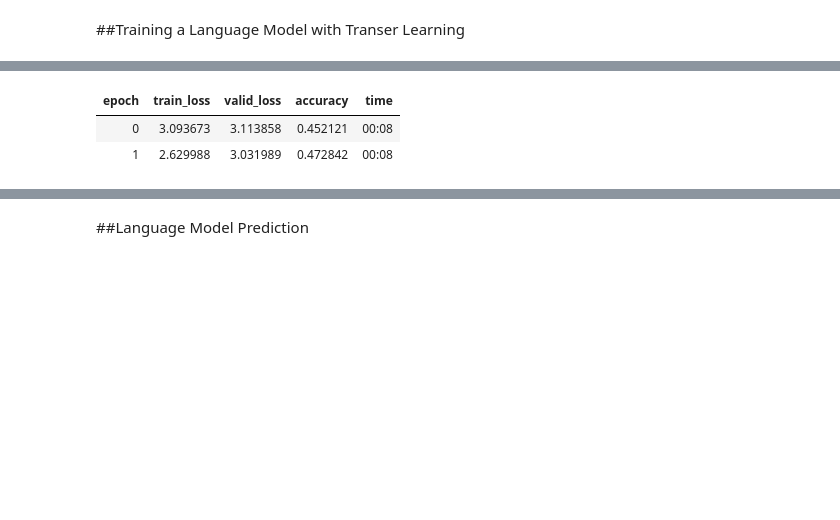
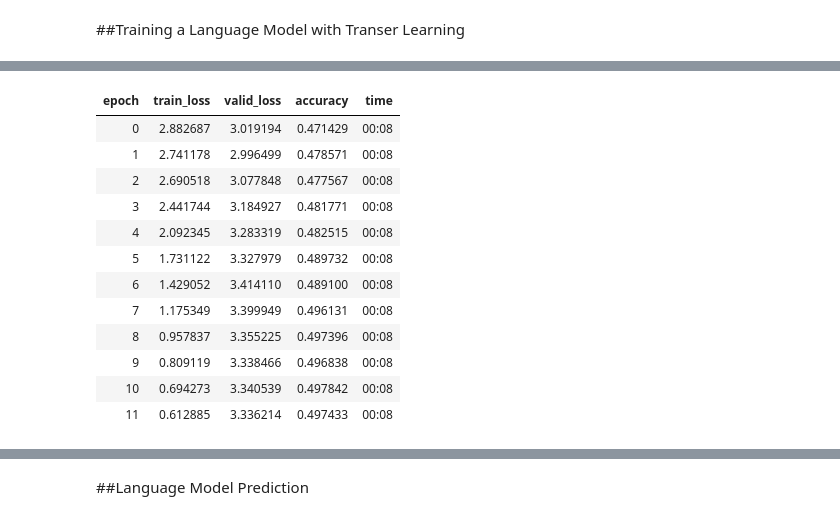
Before and after one commit to rajibmondal/Projects.NLP, a Jupyter notebook: NLP_with_Disaster_Tweets2.ipynb, the cells around one changed output, grey strips where cells are left out. Drawn from its saved outputs; the diff is of its cells as text; code cells hidden in the pictures; blank space fills up the shorter version.

```diff
--- a/NLP_with_Disaster_Tweets2.ipynb
+++ b/NLP_with_Disaster_Tweets2.ipynb
@@ -278,11 +278,21 @@ os.chdir(base_dir)
 # %%
 callbacks = [SaveModelCallback(learn, every='epoch', monitor='valid_loss', mode='auto', name='fine_tuned')]
 # %%
-learn.fit_one_cycle(2, 1e-02, moms=(0.8, 0.7), callbacks=callbacks)
+learn.fit_one_cycle(12, 1e-02, moms=(0.8, 0.7), callbacks=callbacks)
 # %% [output]
 | epoch | train_loss | valid_loss | accuracy | time |
-| 0 | 3.093673 | 3.113858 | 0.452121 | 00:08 |
-| 1 | 2.629988 | 3.031989 | 0.472842 | 00:08 |
+| 0 | 2.882687 | 3.019194 | 0.471429 | 00:08 |
+| 1 | 2.741178 | 2.996499 | 0.478571 | 00:08 |
+| 2 | 2.690518 | 3.077848 | 0.477567 | 00:08 |
+| 3 | 2.441744 | 3.184927 | 0.481771 | 00:08 |
+| 4 | 2.092345 | 3.283319 | 0.482515 | 00:08 |
+| 5 | 1.731122 | 3.327979 | 0.489732 | 00:08 |
+| 6 | 1.429052 | 3.414110 | 0.489100 | 00:08 |
+| 7 | 1.175349 | 3.399949 | 0.496131 | 00:08 |
+| 8 | 0.957837 | 3.355225 | 0.497396 | 00:08 |
+| 9 | 0.809119 | 3.338466 | 0.496838 | 00:08 |
+| 10 | 0.694273 | 3.340539 | 0.497842 | 00:08 |
+| 11 | 0.612885 | 3.336214 | 0.497433 | 00:08 |
 # %%
 (base_dir/'models').ls()
 # %% [output]
```
Also changed, not shown: parts of 33 cells of this notebook.
